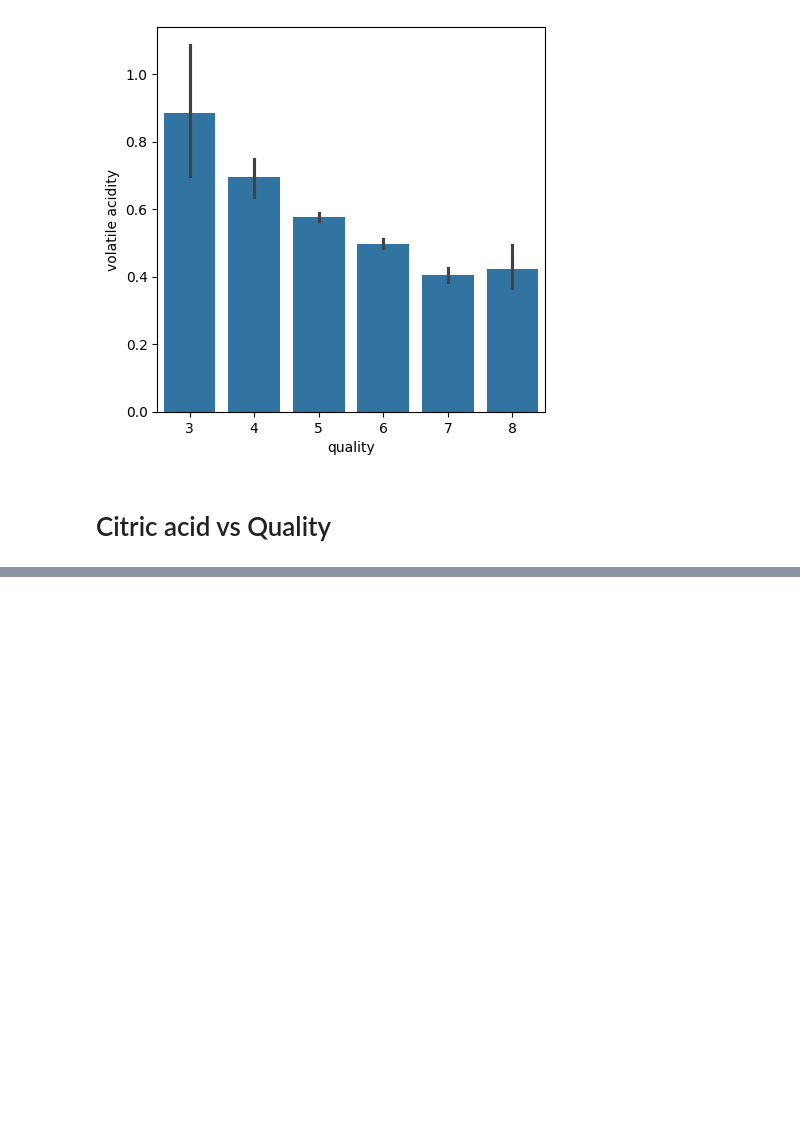
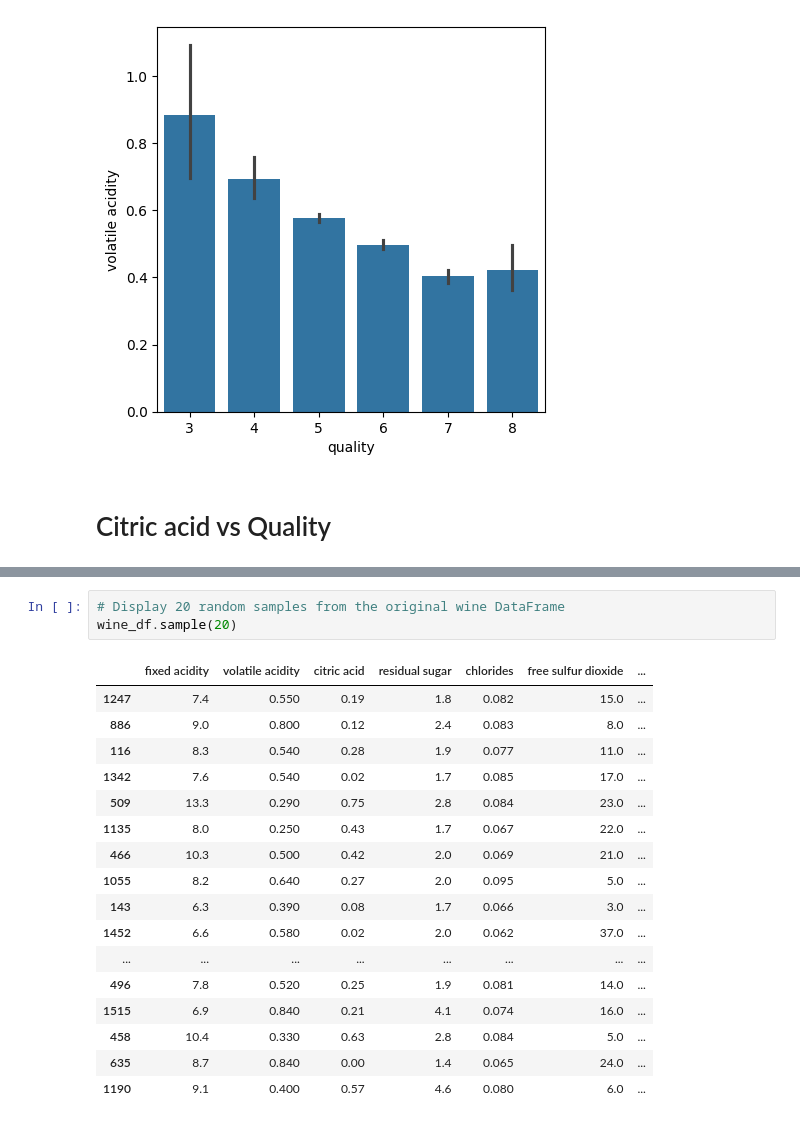
Before and after one commit to Saifullah785/Machine_Learning_Projects, a Jupyter notebook: Project_22_Wine_Quality_Prediction_Model/Project_22_Wine_Quality_Prediction_Model.ipynb, the cells around one changed output, grey strips where cells are left out. Drawn from its saved outputs; the diff is of its cells as text; blank space fills up the shorter version.

```diff
--- a/Project_22_Wine_Quality_Prediction_Model/Project_22_Wine_Quality_Prediction_Model.ipynb
+++ b/Project_22_Wine_Quality_Prediction_Model/Project_22_Wine_Quality_Prediction_Model.ipynb
@@ -79,0 +161,21 @@ sns.barplot(x = 'quality', y= 'citric acid', data = wine_df)
+# %%
+# Display 20 random samples from the original wine DataFrame
+wine_df.sample(20)
+# %% [output]
+|  | fixed acidity | volatile acidity | citric acid | residual sugar | chlorides | free sulfur dioxide | ... |
+| 1247 | 7.4 | 0.550 | 0.19 | 1.8 | 0.082 | 15.0 | ... |
+| 886 | 9.0 | 0.800 | 0.12 | 2.4 | 0.083 | 8.0 | ... |
+| 116 | 8.3 | 0.540 | 0.28 | 1.9 | 0.077 | 11.0 | ... |
+| 1342 | 7.6 | 0.540 | 0.02 | 1.7 | 0.085 | 17.0 | ... |
+| 509 | 13.3 | 0.290 | 0.75 | 2.8 | 0.084 | 23.0 | ... |
+| 1135 | 8.0 | 0.250 | 0.43 | 1.7 | 0.067 | 22.0 | ... |
+| 466 | 10.3 | 0.500 | 0.42 | 2.0 | 0.069 | 21.0 | ... |
+| 1055 | 8.2 | 0.640 | 0.27 | 2.0 | 0.095 | 5.0 | ... |
+| 143 | 6.3 | 0.390 | 0.08 | 1.7 | 0.066 | 3.0 | ... |
+| 1452 | 6.6 | 0.580 | 0.02 | 2.0 | 0.062 | 37.0 | ... |
+| ... | ... | ... | ... | ... | ... | ... | ... |
+| 496 | 7.8 | 0.520 | 0.25 | 1.9 | 0.081 | 14.0 | ... |
+| 1515 | 6.9 | 0.840 | 0.21 | 4.1 | 0.074 | 16.0 | ... |
+| 458 | 10.4 | 0.330 | 0.63 | 2.8 | 0.084 | 5.0 | ... |
+| 635 | 8.7 | 0.840 | 0.00 | 1.4 | 0.065 | 24.0 | ... |
+| 1190 | 9.1 | 0.400 | 0.57 | 4.6 | 0.080 | 6.0 | ... |
```
Also changed, not shown: parts of 28 cells of this notebook.
